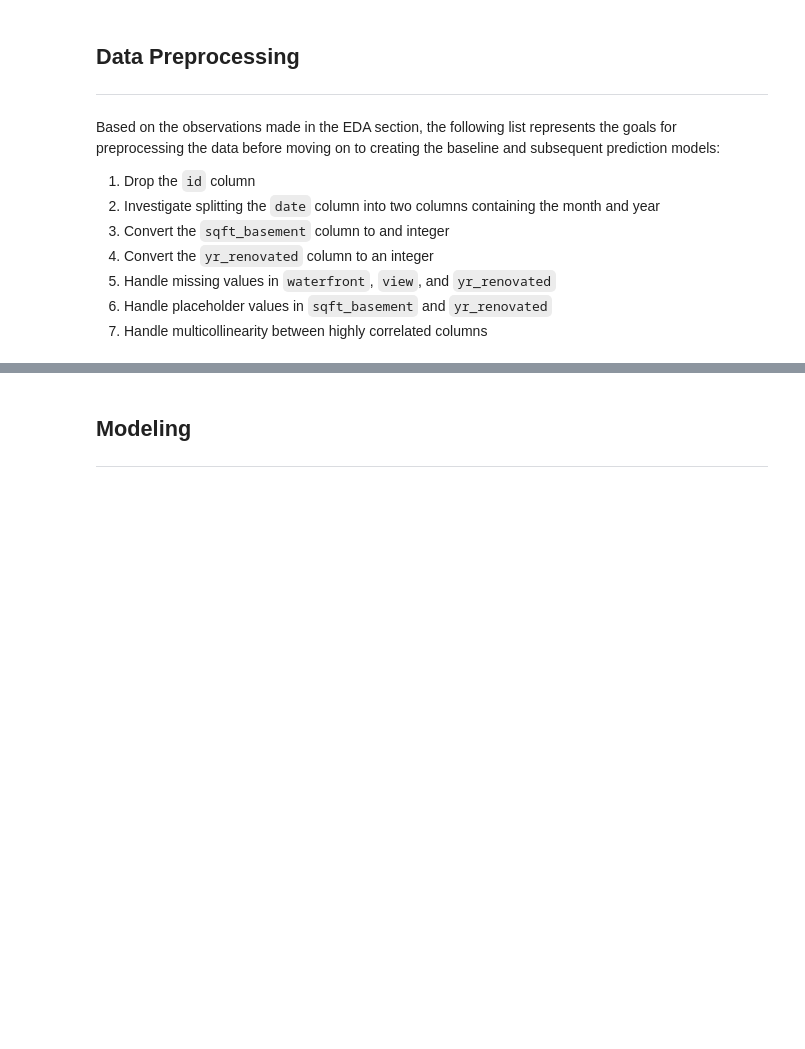
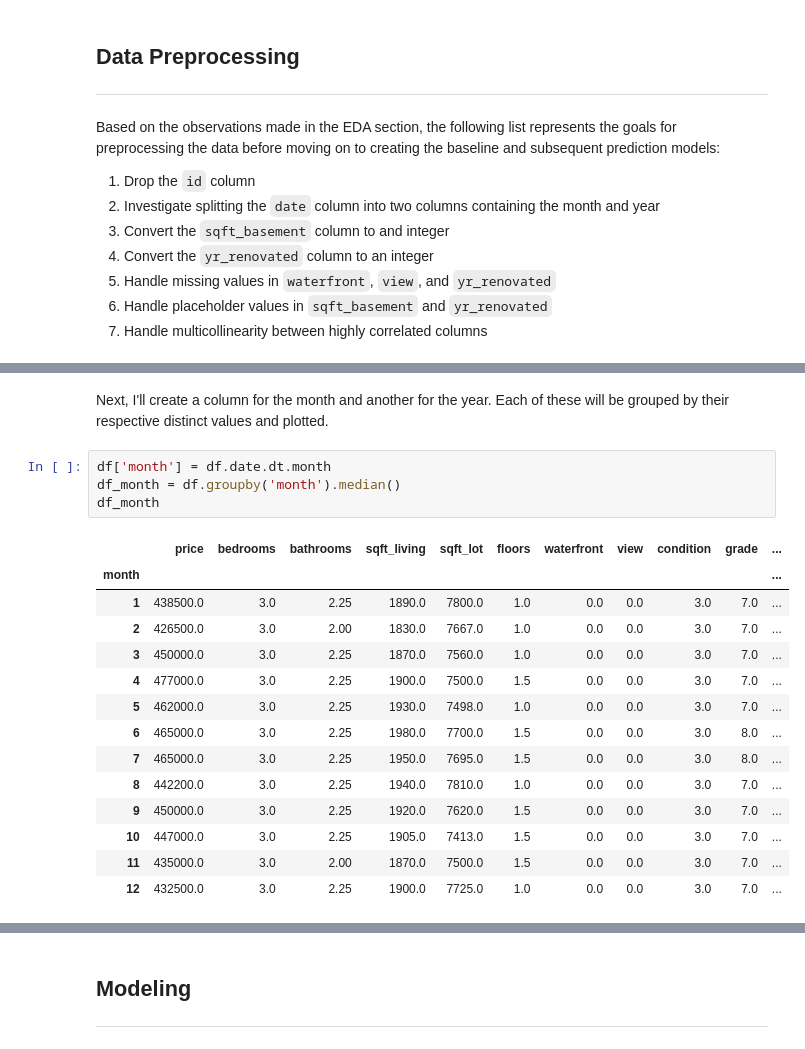
Before and after one commit to tjkyner/housing-regression-model, a Jupyter notebook: notebook.ipynb, the cells around one changed output, grey strips where cells are left out. Drawn from its saved outputs; the diff is of its cells as text; blank space fills up the shorter version.

```diff
--- a/notebook.ipynb
+++ b/notebook.ipynb
@@ -237,0 +278,21 @@ Based on the observations made in the EDA section, the following list represents
+# %% [markdown]
+Next, I'll create a column for the month and another for the year. Each of these will be grouped by their respective distinct values and plotted.
+# %%
+df['month'] = df.date.dt.month
+df_month = df.groupby('month').median()
+df_month
+# %% [output]
+|  | price | bedrooms | bathrooms | sqft_living | sqft_lot | floors | waterfront | view | condition | grade | ... |
+| month |  |  |  |  |  |  |  |  |  |  | ... |
+| 1 | 438500.0 | 3.0 | 2.25 | 1890.0 | 7800.0 | 1.0 | 0.0 | 0.0 | 3.0 | 7.0 | ... |
+| 2 | 426500.0 | 3.0 | 2.00 | 1830.0 | 7667.0 | 1.0 | 0.0 | 0.0 | 3.0 | 7.0 | ... |
+| 3 | 450000.0 | 3.0 | 2.25 | 1870.0 | 7560.0 | 1.0 | 0.0 | 0.0 | 3.0 | 7.0 | ... |
+| 4 | 477000.0 | 3.0 | 2.25 | 1900.0 | 7500.0 | 1.5 | 0.0 | 0.0 | 3.0 | 7.0 | ... |
+| 5 | 462000.0 | 3.0 | 2.25 | 1930.0 | 7498.0 | 1.0 | 0.0 | 0.0 | 3.0 | 7.0 | ... |
+| 6 | 465000.0 | 3.0 | 2.25 | 1980.0 | 7700.0 | 1.5 | 0.0 | 0.0 | 3.0 | 8.0 | ... |
+| 7 | 465000.0 | 3.0 | 2.25 | 1950.0 | 7695.0 | 1.5 | 0.0 | 0.0 | 3.0 | 8.0 | ... |
+| 8 | 442200.0 | 3.0 | 2.25 | 1940.0 | 7810.0 | 1.0 | 0.0 | 0.0 | 3.0 | 7.0 | ... |
+| 9 | 450000.0 | 3.0 | 2.25 | 1920.0 | 7620.0 | 1.5 | 0.0 | 0.0 | 3.0 | 7.0 | ... |
+| 10 | 447000.0 | 3.0 | 2.25 | 1905.0 | 7413.0 | 1.5 | 0.0 | 0.0 | 3.0 | 7.0 | ... |
+| 11 | 435000.0 | 3.0 | 2.00 | 1870.0 | 7500.0 | 1.5 | 0.0 | 0.0 | 3.0 | 7.0 | ... |
+| 12 | 432500.0 | 3.0 | 2.25 | 1900.0 | 7725.0 | 1.0 | 0.0 | 0.0 | 3.0 | 7.0 | ... |
```
Also changed, not shown: parts of 13 cells of this notebook.
